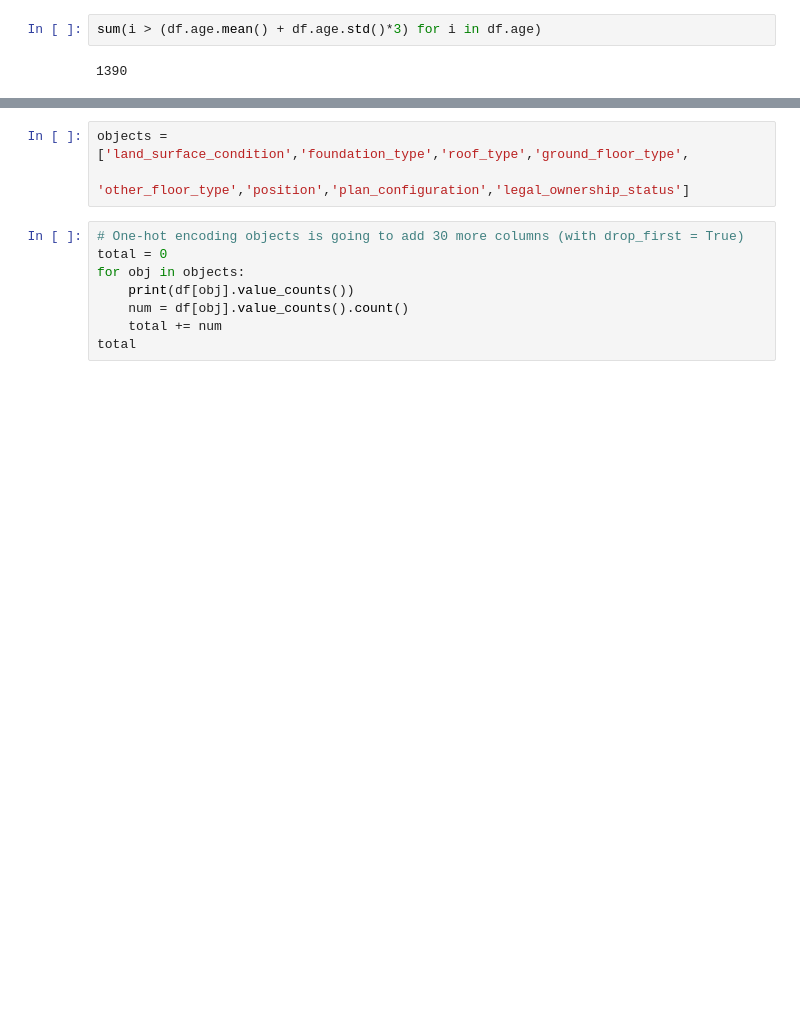
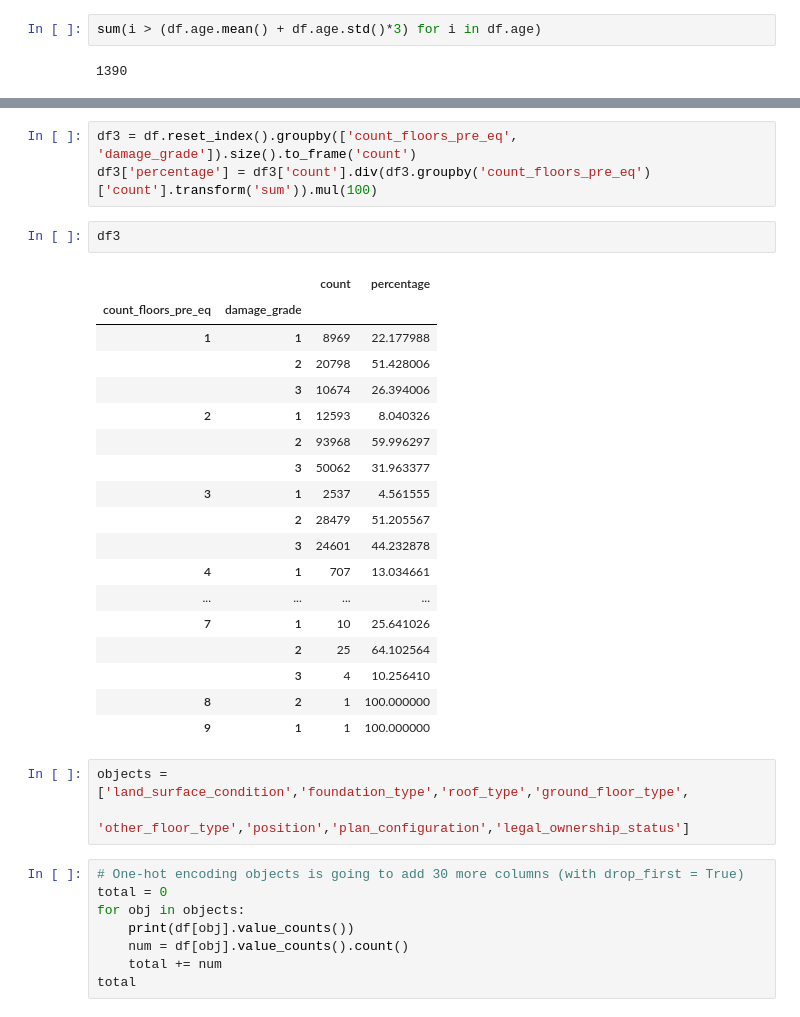
Before and after one commit to twhipple/Modeling_Earthquake_Damage, a Jupyter notebook: Modeling_Earthquake_Damage.ipynb, the cells around one changed output, grey strips where cells are left out. Drawn from its saved outputs; the diff is of its cells as text; blank space fills up the shorter version.

```diff
--- a/Modeling_Earthquake_Damage.ipynb
+++ b/Modeling_Earthquake_Damage.ipynb
@@ -191,3 +265,27 @@ sum(i > (df.age.mean() + df.age.std()*3) for i in df.age)
+# %%
+df3 = df.reset_index().groupby(['count_floors_pre_eq', 'damage_grade']).size().to_frame('count')
+df3['percentage'] = df3['count'].div(df3.groupby('count_floors_pre_eq')['count'].transform('sum')).mul(100)
+# %%
+df3
+# %% [output]
+|  |  | count | percentage |
+| count_floors_pre_eq | damage_grade |  |  |
+| 1 | 1 | 8969 | 22.177988 |
+|  | 2 | 20798 | 51.428006 |
+|  | 3 | 10674 | 26.394006 |
+| 2 | 1 | 12593 | 8.040326 |
+|  | 2 | 93968 | 59.996297 |
+|  | 3 | 50062 | 31.963377 |
+| 3 | 1 | 2537 | 4.561555 |
+|  | 2 | 28479 | 51.205567 |
+|  | 3 | 24601 | 44.232878 |
+| 4 | 1 | 707 | 13.034661 |
+| ... | ... | ... | ... |
+| 7 | 1 | 10 | 25.641026 |
+|  | 2 | 25 | 64.102564 |
+|  | 3 | 4 | 10.256410 |
+| 8 | 2 | 1 | 100.000000 |
+| 9 | 1 | 1 | 100.000000 |
 # %%
 objects = ['land_surface_condition','foundation_type','roof_type','ground_floor_type',
            'other_floor_type','position','plan_configuration','legal_ownership_status']
```
Also changed, not shown: parts of 9 cells of this notebook.
